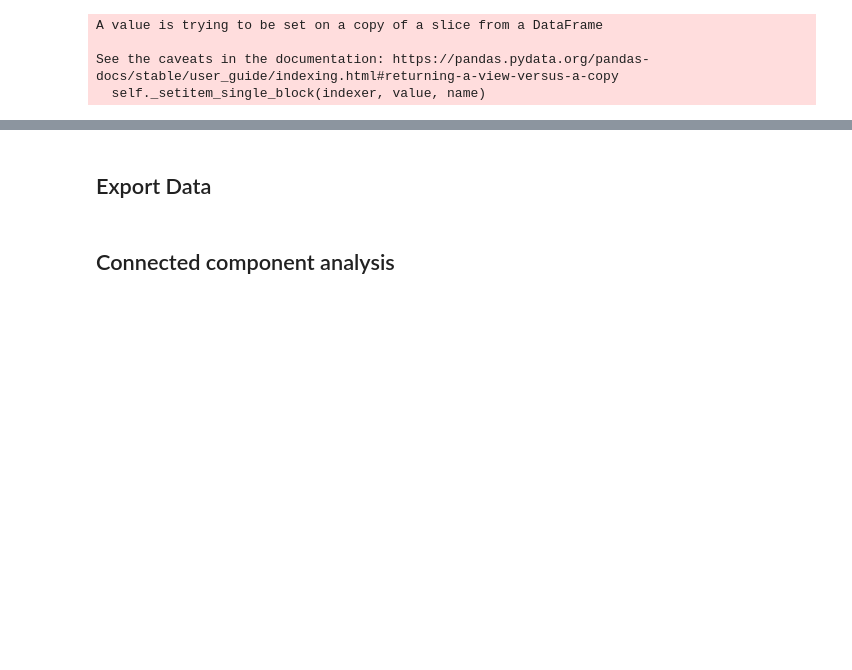
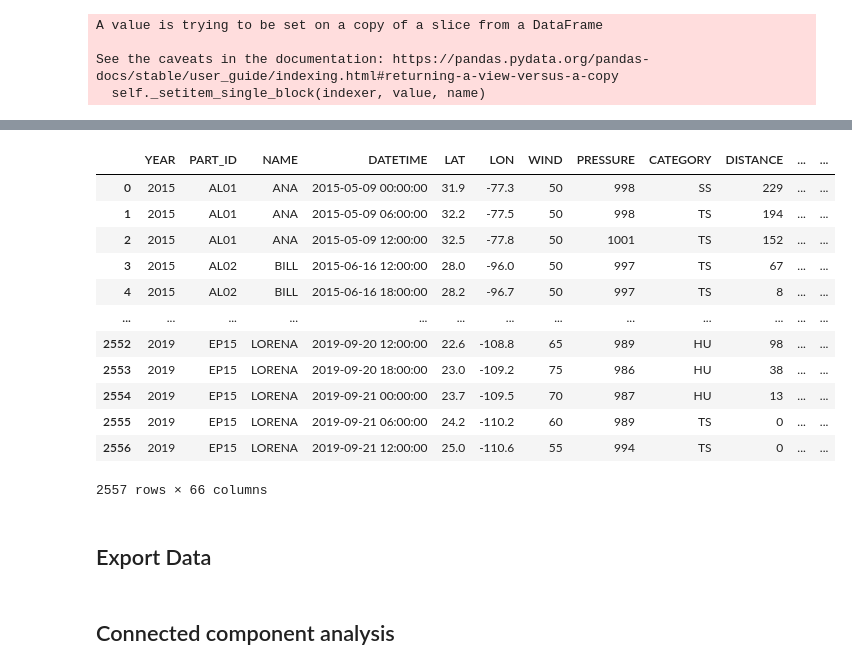
Before and after one commit to galenvincent/tc-wind-shear, a Jupyter notebook: ic_eda.ipynb, the cells around one changed output, grey strips where cells are left out. Saved outputs shown, nothing was run; the diff lists cells and outputs as text; code cells hidden in the pictures; blank space fills up the shorter version.

```diff
--- a/ic_eda.ipynb
+++ b/ic_eda.ipynb
@@ -93,0 +98,8 @@ storm_data
+# %%
+ids = pd.unique(storm_data['ID'])
+data = pd.DataFrame(columns=['storm', 'RI', 'shear_mag', 'shear_u', 'shear_v', 'velocity_u', 'velocity_v', 'center_lat', 'center_lon'])
+ii = 1
+for id in ids:
+    f = xr.open_dataset('data/profiles_keep-leading-5/prof_' + id + '.nc') # CHANGE IF YOU WANT VORTEX REMOVED 6/21
+    data = data.append( pd.DataFrame( np.column_stack( ( ii*np.ones(f.wind.values.size), f.ri.values, f.shear_mag.values, f.shear_u.values, f.shear_v.values, f.velocity_u.values, f.velocity_v.values, f.center_lat.values, f.center_lon.values ) ), columns=['storm', 'RI', 'shear_mag', 'shear_u', 'shear_v', 'velocity_u', 'velocity_v', 'center_lat', 'center_lon'] ), ignore_index = True )
+    ii += 1
@@ -355,8 +359,0 @@ storm_data['ic_min'] = storm_data.apply(get_ic_min, axis = 1)
-# %%
-ids = pd.unique(storm_data['ID'])
-data = pd.DataFrame(columns=['storm', 'RI', 'shear_mag', 'shear_u', 'shear_v', 'velocity_u', 'velocity_v', 'center_lat', 'center_lon'])
-ii = 1
-for id in ids:
-    f = xr.open_dataset('data/profiles_vortex_removed/prof_' + id + '.nc') # CHANGE IF YOU WANT VORTEX REMOVED 6/21
-    data = data.append( pd.DataFrame( np.column_stack( ( ii*np.ones(f.wind.values.size), f.ri.values, f.shear_mag.values, f.shear_u.values, f.shear_v.values, f.velocity_u.values, f.velocity_v.values, f.center_lat.values, f.center_lon.values ) ), columns=['storm', 'RI', 'shear_mag', 'shear_u', 'shear_v', 'velocity_u', 'velocity_v', 'center_lat', 'center_lon'] ), ignore_index = True )
-    ii += 1
@@ -377,3 +360,30 @@ storm_data['center_lon'] = data['center_lon']
+# %%
+# Add lagged columns for analysis in R
+col_list = ['ls_radius', 'ls_velocity_angle', 'ls_shear_angle', 'ls_north_angle', 'ls_u', 'ls_v', 'ls_size', 'ls_avg_ic']
+k = 4
+for ii in range(k):
+    new_col_list = [x + '-' + str(ii+1) for x in col_list]
+    complete_storm_data[new_col_list] = complete_storm_data[col_list].shift(ii+1)
+    complete_storm_data.loc[pd.isnull(complete_storm_data[new_col_list[6]]), new_col_list[6]] = 0
+# %%
+complete_storm_data = complete_storm_data[complete_storm_data['LEADING'] == False]
+complete_storm_data.reset_index(inplace = True, drop = True)
+# %%
+complete_storm_data
+# %% [output]
+|  | YEAR | PART_ID | NAME | DATETIME | LAT | LON | WIND | PRESSURE | CATEGORY | DISTANCE | ... | ... |
+| 0 | 2015 | AL01 | ANA | 2015-05-09 00:00:00 | 31.9 | -77.3 | 50 | 998 | SS | 229 | ... | ... |
+| 1 | 2015 | AL01 | ANA | 2015-05-09 06:00:00 | 32.2 | -77.5 | 50 | 998 | TS | 194 | ... | ... |
+| 2 | 2015 | AL01 | ANA | 2015-05-09 12:00:00 | 32.5 | -77.8 | 50 | 1001 | TS | 152 | ... | ... |
+| 3 | 2015 | AL02 | BILL | 2015-06-16 12:00:00 | 28.0 | -96.0 | 50 | 997 | TS | 67 | ... | ... |
+| 4 | 2015 | AL02 | BILL | 2015-06-16 18:00:00 | 28.2 | -96.7 | 50 | 997 | TS | 8 | ... | ... |
+| ... | ... | ... | ... | ... | ... | ... | ... | ... | ... | ... | ... | ... |
+| 2552 | 2019 | EP15 | LORENA | 2019-09-20 12:00:00 | 22.6 | -108.8 | 65 | 989 | HU | 98 | ... | ... |
+| 2553 | 2019 | EP15 | LORENA | 2019-09-20 18:00:00 | 23.0 | -109.2 | 75 | 986 | HU | 38 | ... | ... |
+| 2554 | 2019 | EP15 | LORENA | 2019-09-21 00:00:00 | 23.7 | -109.5 | 70 | 987 | HU | 13 | ... | ... |
+| 2555 | 2019 | EP15 | LORENA | 2019-09-21 06:00:00 | 24.2 | -110.2 | 60 | 989 | TS | 0 | ... | ... |
+| 2556 | 2019 | EP15 | LORENA | 2019-09-21 12:00:00 | 25.0 | -110.6 | 55 | 994 | TS | 0 | ... | ... |
+2557 rows × 66 columns
 # %% [markdown]
 ## Export Data
 # %%
```
Also changed, not shown: parts of 20 cells of this notebook, 3 other files.
